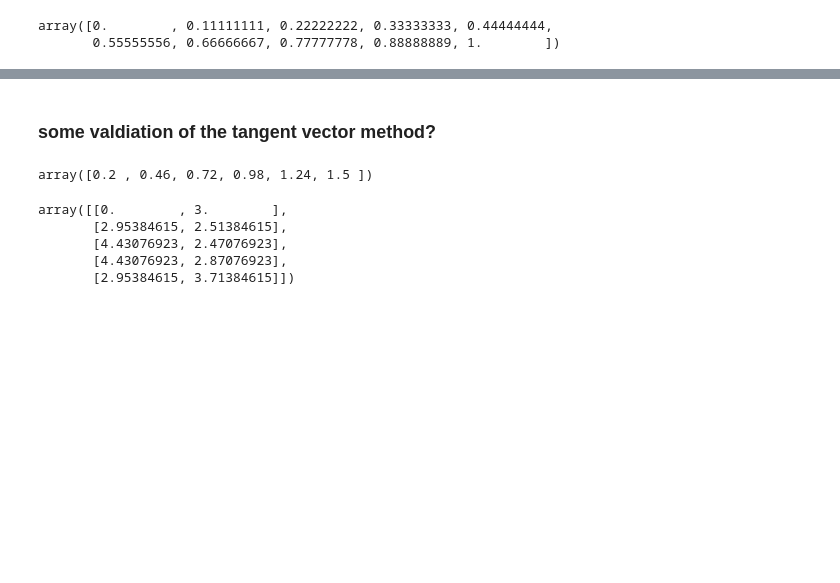
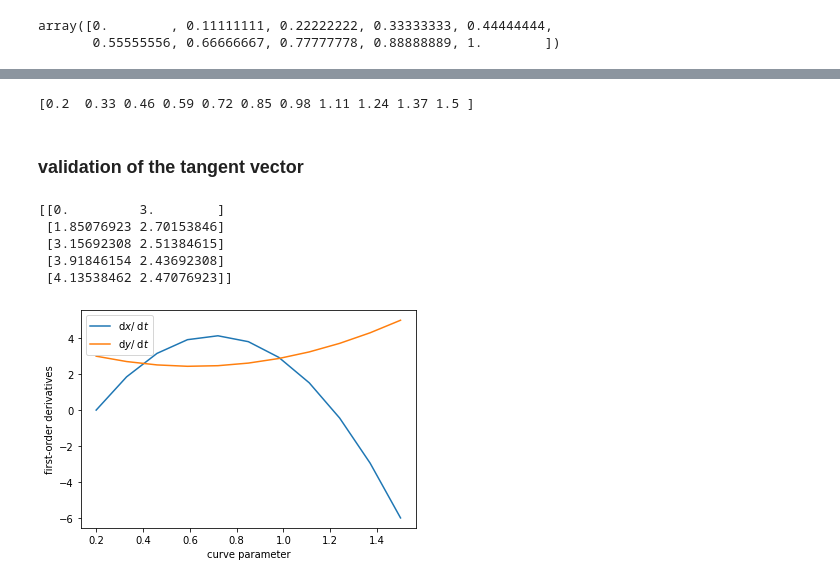
Before and after one commit to lkmuk/modular-mobile-robotics, a Jupyter notebook: examples/piecewise/dev_cubic_spline_one_piece.ipynb, the cells around one changed output, grey strips where cells are left out. Drawn from its saved outputs; the diff is of its cells as text; code cells hidden in the pictures; blank space fills up the shorter version.

```diff
--- a/examples/piecewise/dev_cubic_spline_one_piece.ipynb
+++ b/examples/piecewise/dev_cubic_spline_one_piece.ipynb
@@ -36,23 +36,28 @@ array([[ 0. , -1. ],
-# %% [markdown]
-### some valdiation of the tangent vector method?
 # %%
-num_samples = 5+1 # to exaggrate the effect
+num_samples = 10+1 # to exaggrate the effect
 t_eval = np.linspace(t0,t1, num_samples)
-velocity = my_curve.get_tang(t_eval)
 delta_t = t_eval[1]-t_eval[0]
-xy_by_integration = np.zeros((num_samples,2))
-xy_by_integration[0] = p0
-for i in range(1, num_samples):
-    xy_by_integration[i] = xy_by_integration[i-1] + 0.5*(velocity[i-1]+velocity[i])*delta_t
+print(t_eval)
+# %% [output]
+[0.2  0.33 0.46 0.59 0.72 0.85 0.98 1.11 1.24 1.37 1.5 ]
-# %%
-t_eval
-# %% [output]
-array([0.2 , 0.46, 0.72, 0.98, 1.24, 1.5 ])
+# %% [markdown]
+### validation of the tangent vector
 # %%
-velocity[:5]
+velocity = my_curve.get_tang(t_eval)
+print(velocity[:5])
 # %% [output]
-array([[0.        , 3.        ],
-       [2.95384615, 2.51384615],
-       [4.43076923, 2.47076923],
-       [4.43076923, 2.87076923],
-       [2.95384615, 3.71384615]])
+[[0.         3.        ]
+ [1.85076923 2.70153846]
+ [3.15692308 2.51384615]
+ [3.91846154 2.43692308]
+ [4.13538462 2.47076923]]
+# %%
+# inspect whether it is quadratic wrt to the curve parameter
+plt.plot(t_eval, velocity[:,0], label="d$x$/ d$t$")
+plt.plot(t_eval, velocity[:,1], label="d$y$/ d$t$")
+plt.xlabel('curve parameter')
+plt.ylabel('first-order derivatives')
+plt.legend()
+plt.show()
+# %% [output]
+[figure, added]
```
Also changed, not shown: parts of 11 cells of this notebook, 1 other file.
